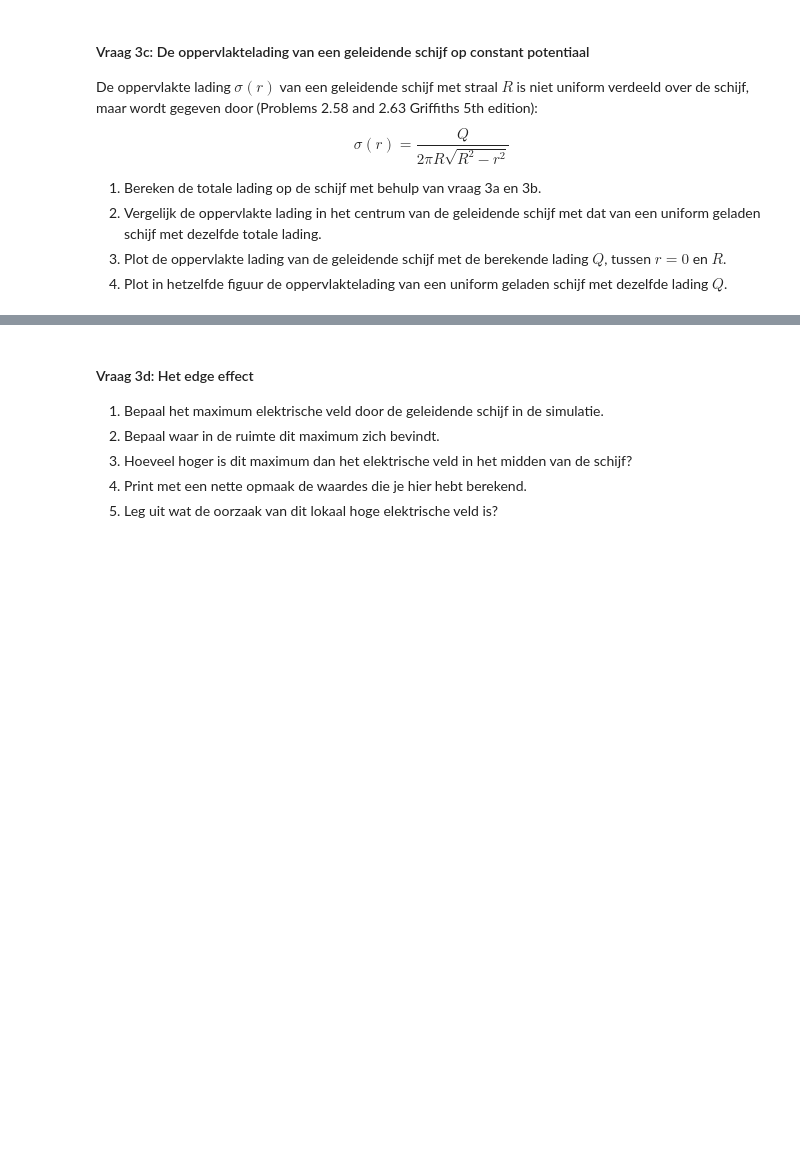
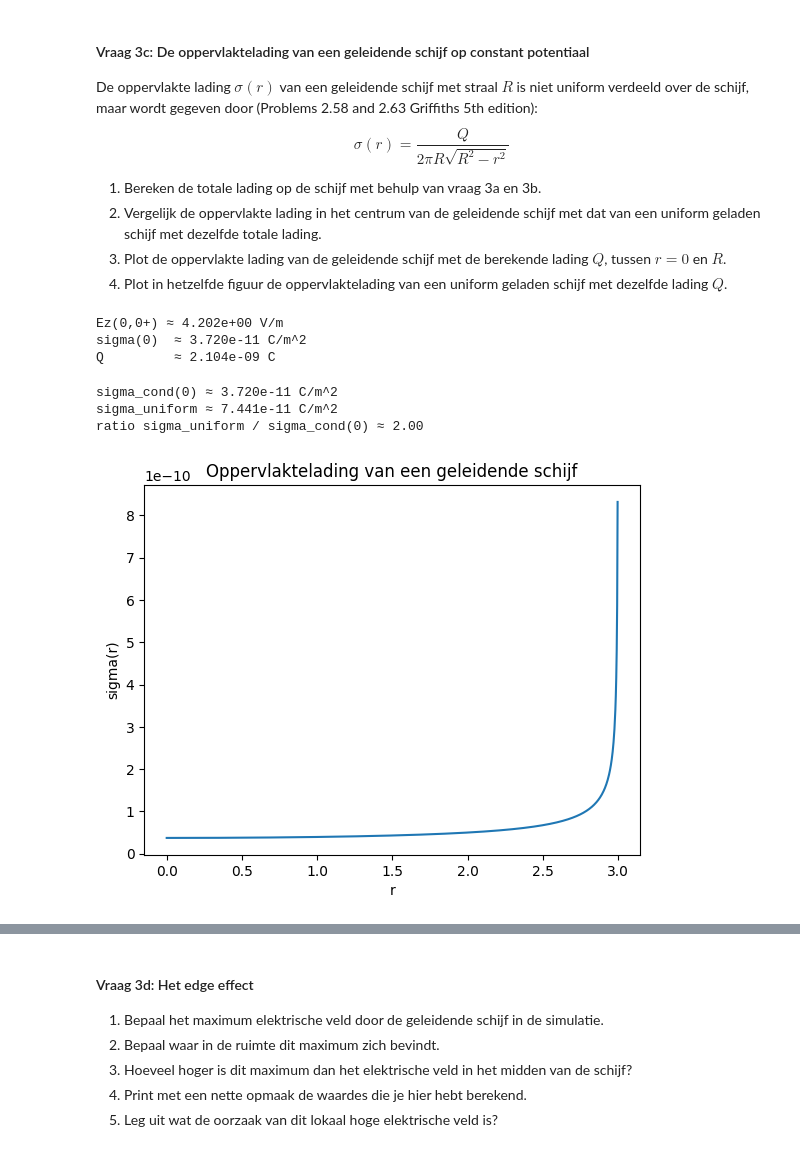
Before and after one commit to BrunoSchouten/Bruno-DEF, a Jupyter notebook: DigitaleOntwerpopdrachten/1CondensatorOpdracht/CondensatorOntwerpopdracht.ipynb, the cells around one changed output, grey strips where cells are left out. Drawn from its saved outputs; the diff is of its cells as text; code cells hidden in the pictures; blank space fills up the shorter version.

```diff
--- a/DigitaleOntwerpopdrachten/1CondensatorOpdracht/CondensatorOntwerpopdracht.ipynb
+++ b/DigitaleOntwerpopdrachten/1CondensatorOpdracht/CondensatorOntwerpopdracht.ipynb
@@ -386,6 +412,56 @@ $$\sigma(r) = \frac{Q}{2 \pi R \sqrt{R^2 - r^2}}$$
 3. Plot de oppervlakte lading van de geleidende schijf met de berekende lading $Q$, tussen $r = 0$ en $R$.
 4. Plot in hetzelfde figuur de oppervlaktelading van een uniform geladen schijf met dezelfde lading $Q$.
 # %%
-###
-###Jouw code hier###
-###
+
+#1
+#herhaling
+r0_idx = np.argmin(np.abs(r_for_E))
+z0_idx = np.argmin(np.abs(z_for_E))
+
+# veld net boven de schijf (z=0)
+Ez0_plus = abs(Ez[z0_idx + 1, r0_idx])
+
+# sigma in het centrum
+sigma0 = epsilon0 * Ez0_plus
+
+# totale lading (R = disk_radius)
+R = disk_radius
+Q = 2 * np.pi * R**2 * sigma0
+
+print(f"Ez(0,0+) ≈ {Ez0_plus:.3e} V/m")
+print(f"sigma(0)  ≈ {sigma0:.3e} C/m^2")
+print(f"Q         ≈ {Q:.3e} C")
+# %% [output]
+Ez(0,0+) ≈ 4.202e+00 V/m
+sigma(0)  ≈ 3.720e-11 C/m^2
+Q         ≈ 2.104e-09 C
+# %%
+#2
+sigma_center_cond = sigma0                 # uit 3b/3c.1
+sigma_uniform = Q / (np.pi * disk_radius**2)
+
+print(f"sigma_cond(0) ≈ {sigma_center_cond:.3e} C/m^2")
+print(f"sigma_uniform ≈ {sigma_uniform:.3e} C/m^2")
+print(f"ratio sigma_uniform / sigma_cond(0) ≈ {sigma_uniform/sigma_center_cond:.2f}")
+# %% [output]
+sigma_cond(0) ≈ 3.720e-11 C/m^2
+sigma_uniform ≈ 7.441e-11 C/m^2
+ratio sigma_uniform / sigma_cond(0) ≈ 2.00
+# %%
+#3
+R = disk_radius      # straal van de schijf
+Q_val = Q            # totale lading uit 3c.1
+
+# r-array: tot net onder R vanwege singulariteit
+r_vals = np.linspace(0, 0.999*R, 1000)
+
+# oppervlaktelading geleidende schijf
+sigma_cond = Q_val / (2 * np.pi * R * np.sqrt(R**2 - r_vals**2))
+
+plt.plot(r_vals, sigma_cond)
+plt.xlabel('r')
+plt.ylabel('sigma(r)')
+plt.title('Oppervlaktelading van een geleidende schijf')
+plt.show()
+# %% [output]
+[figure, added]
```
Also changed, not shown: parts of 10 cells of this notebook.
